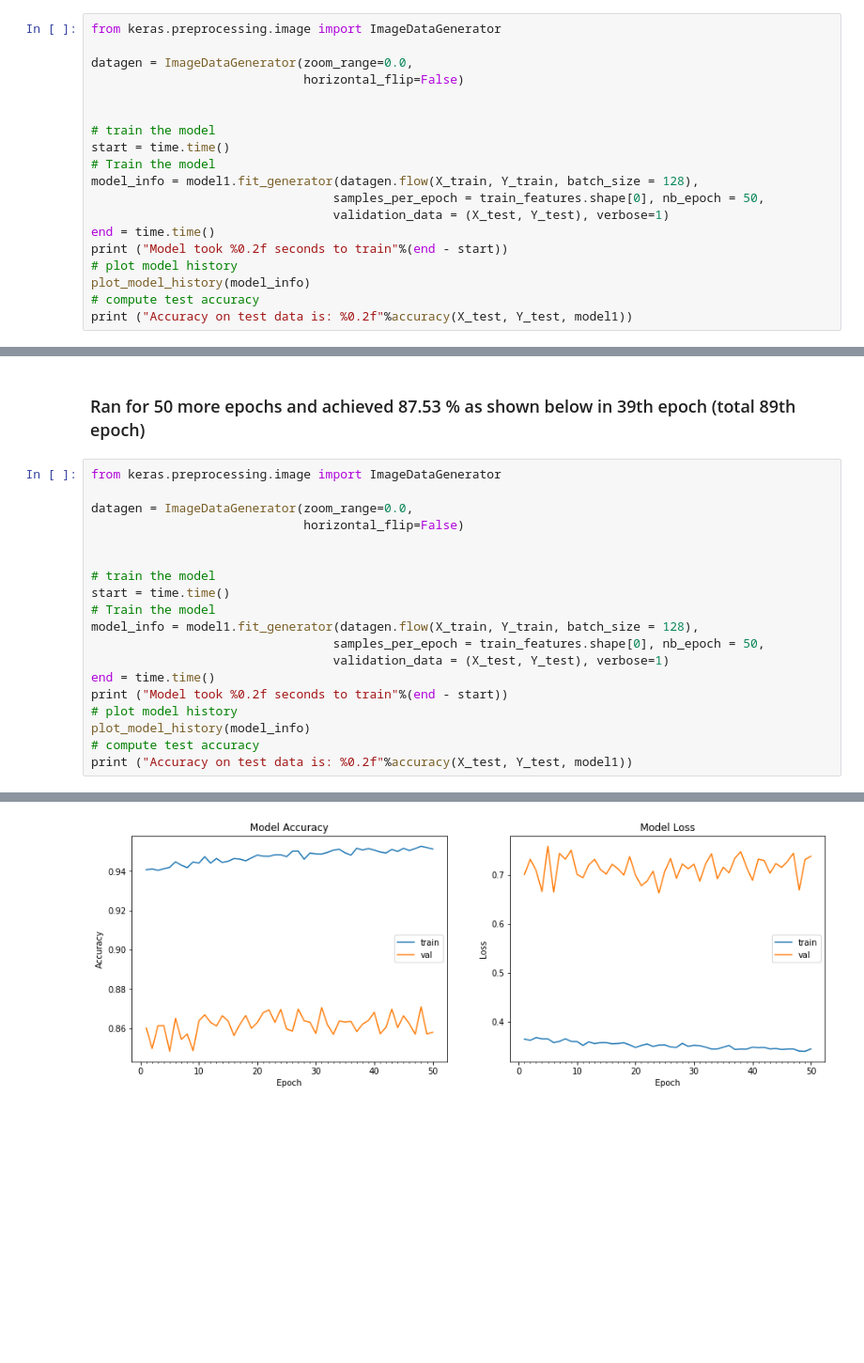
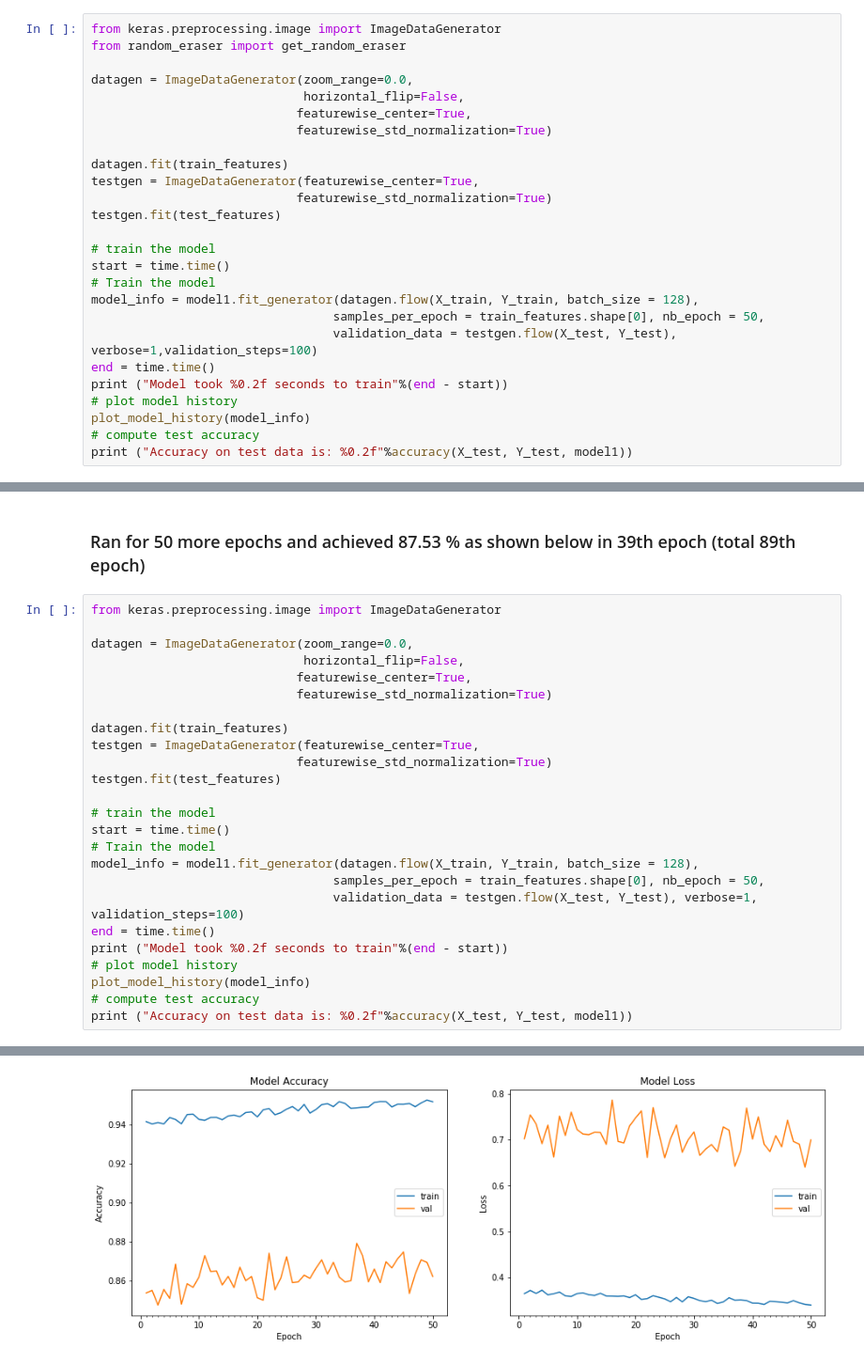
Before and after one commit to Curiousss/EVA, a Jupyter notebook: Assignment11/Session11.ipynb, the cells around one changed output, grey strips where cells are left out. Shown at 94% size. Drawn from its saved outputs; the diff is of its cells as text; blank space fills up the shorter version.

Commit message:
Image normalization

```diff
--- a/Assignment11/Session11.ipynb
+++ b/Assignment11/Session11.ipynb
@@ -235,16 +254,23 @@ _________________________________________________________________
 # %%
 from keras.preprocessing.image import ImageDataGenerator
+from random_eraser import get_random_eraser
 
 datagen = ImageDataGenerator(zoom_range=0.0,
-                             horizontal_flip=False)
+                             horizontal_flip=False,
+                            featurewise_center=True,
+                            featurewise_std_normalization=True)
 
+datagen.fit(train_features)
+testgen = ImageDataGenerator(featurewise_center=True,
+                            featurewise_std_normalization=True)
+testgen.fit(test_features)
 
 # train the model
 start = time.time()
 # Train the model
 model_info = model1.fit_generator(datagen.flow(X_train, Y_train, batch_size = 128),
                                  samples_per_epoch = train_features.shape[0], nb_epoch = 50,
-                                 validation_data = (X_test, Y_test), verbose=1)
+                                 validation_data = testgen.flow(X_test, Y_test), verbose=1,validation_steps=100)
 end = time.time()
 print ("Model took %0.2f seconds to train"%(end - start))
 # plot model history
@@ -279,15 +305,21 @@ Accuracy on test data is: 84.12
 from keras.preprocessing.image import ImageDataGenerator
 
 datagen = ImageDataGenerator(zoom_range=0.0,
-                             horizontal_flip=False)
+                             horizontal_flip=False,
+                            featurewise_center=True,
+                            featurewise_std_normalization=True)
 
+datagen.fit(train_features)
+testgen = ImageDataGenerator(featurewise_center=True,
+                            featurewise_std_normalization=True)
+testgen.fit(test_features)
 
 # train the model
 start = time.time()
 # Train the model
 model_info = model1.fit_generator(datagen.flow(X_train, Y_train, batch_size = 128),
                                  samples_per_epoch = train_features.shape[0], nb_epoch = 50,
-                                 validation_data = (X_test, Y_test), verbose=1)
+                                 validation_data = testgen.flow(X_test, Y_test), verbose=1, validation_steps=100)
 end = time.time()
 print ("Model took %0.2f seconds to train"%(end - start))
 # plot model history
@@ -316 +348 @@ Model took 612.59 seconds to train
-[figure, old version]
+[figure, new version]
```
Also changed, not shown: parts of 8 cells of this notebook.
